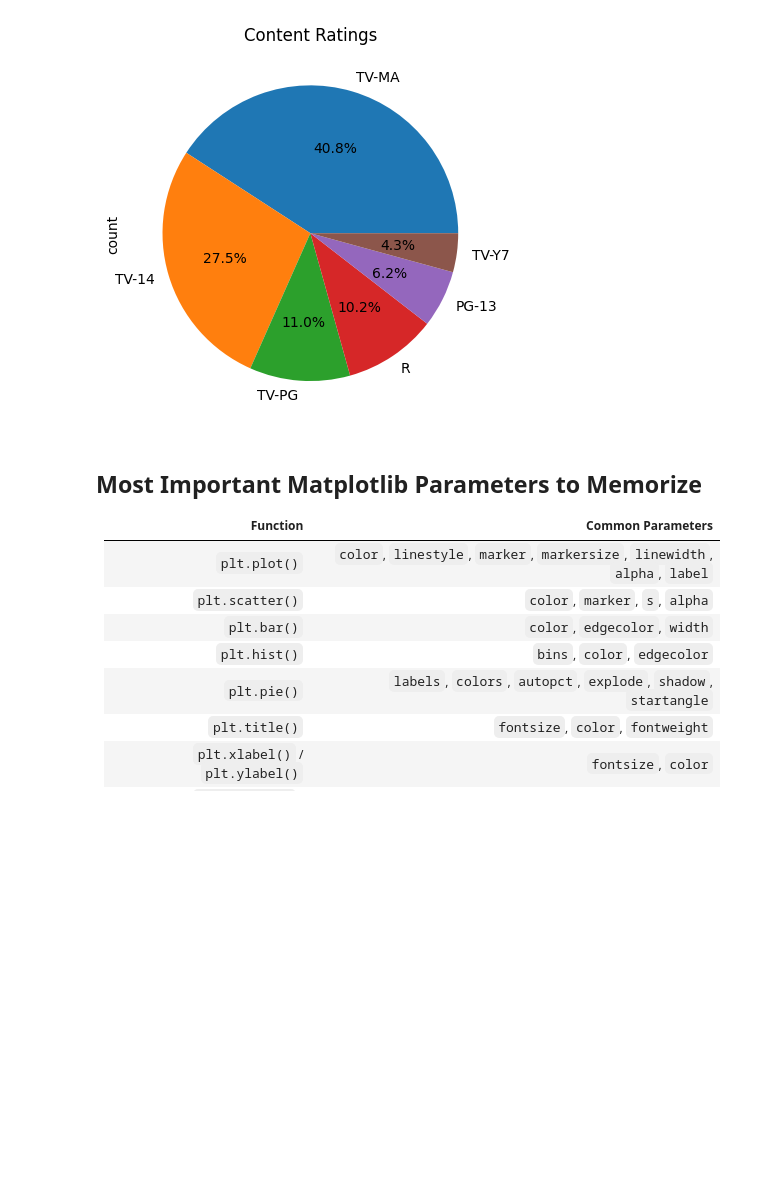
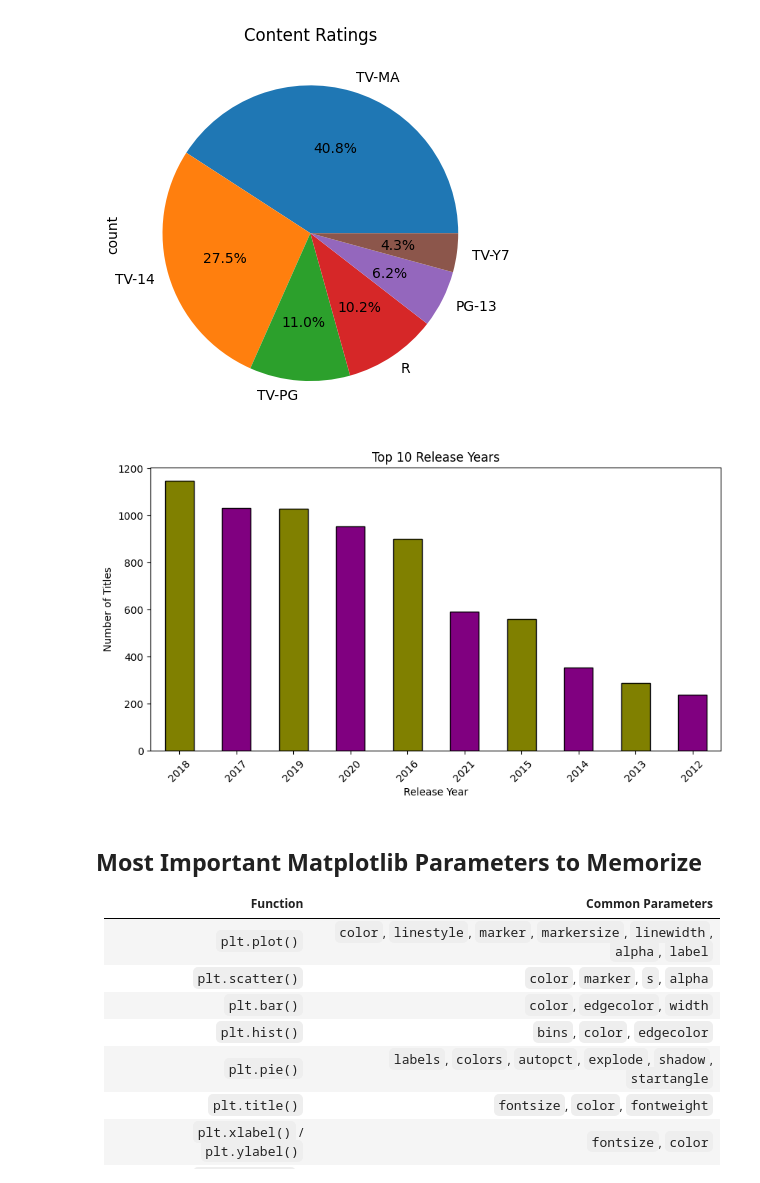
Before and after one commit to sayalivadya1654-cell/Data__Science, a Jupyter notebook: 2_Advance_Python.ipynb, the cells around one changed output. Drawn from its saved outputs; the diff is of its cells as text; code cells hidden in the pictures; blank space fills up the shorter version.

```diff
--- a/2_Advance_Python.ipynb
+++ b/2_Advance_Python.ipynb
@@ -2486,6 +2486,25 @@ plt.title("Content Ratings")
 plt.show()
 # %% [output]
 [figure]
+# %%
+# Create a Bar Chart showing the Top 10 release years with the most Netflix titles.
+top_years = df["release_year"].value_counts().head(10)
+
+top_years.plot(
+    kind="bar",
+    figsize=(10,5),
+    color=["olive","purple"],
+    edgecolor="black"
+)
+
+plt.title("Top 10 Release Years")
+plt.xlabel("Release Year")
+plt.ylabel("Number of Titles")
+plt.xticks(rotation=45)
+
+plt.show()
+# %% [output]
+[figure, added]
 # %% [markdown]
 ## Most Important Matplotlib Parameters to Memorize
 | Function                        | Common Parameters                                                           |
```
